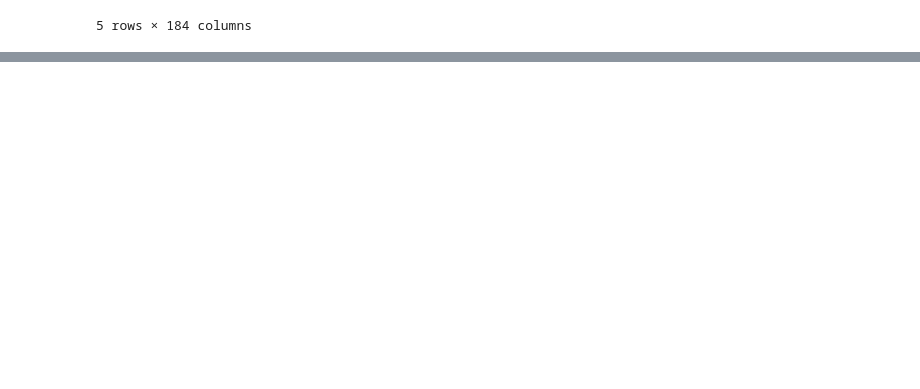
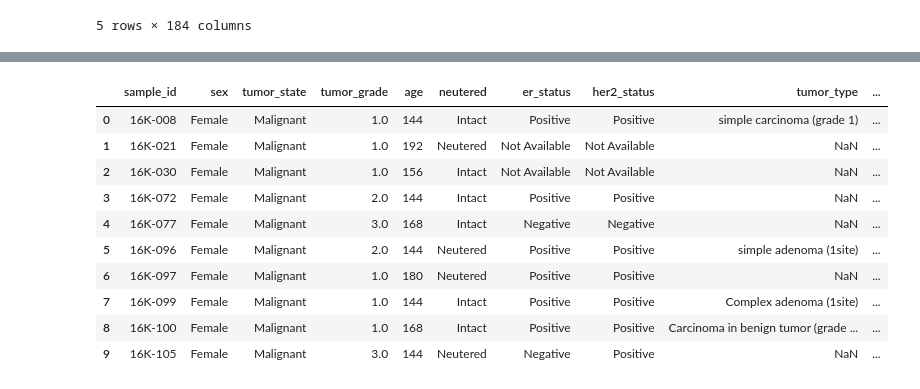
Before and after one commit to brenoluca21/tcc-metabolomics-canine-cancer-ml, a Jupyter notebook: notebook/exploration.ipynb, the cells around one changed output, grey strips where cells are left out. Cells and saved outputs as stored; diff of their text form; code cells hidden in the pictures; blank space fills up the shorter version.

```diff
--- a/notebook/exploration.ipynb
+++ b/notebook/exploration.ipynb
@@ -66,0 +63,15 @@ Index(['database_identifier', 'chemical_formula', 'smiles', 'inchi',
+# %%
+cols_importantes = [
+    'Source Name',
+    'Factor Value[Sex]',
+    'Factor Value[Tumor state]',
+    'Factor Value[Tumor grade]',
+    'Factor Value[Age]',
+    'Factor Value[Neutral Status]',
+    'Factor Value[ER status]',
+    'Factor Value[HER2 status]',
+    'Factor Value[Intercurrent tumors]',
+    'Factor Value[Breed]'
+]
+# %%
+samples_clean = samples[cols_importantes]
@@ -66,0 +92,27 @@ Index(['database_identifier', 'chemical_formula', 'smiles', 'inchi',
+# %%
+samples_clean = samples_clean.rename(columns={
+    'Source Name': 'sample_id',
+    'Factor Value[Sex]': 'sex',
+    'Factor Value[Tumor state]': 'tumor_state',
+    'Factor Value[Tumor grade]': 'tumor_grade',
+    'Factor Value[Age]': 'age',
+    'Factor Value[Neutral Status]': 'neutered',
+    'Factor Value[ER status]': 'er_status',
+    'Factor Value[HER2 status]': 'her2_status',
+    'Factor Value[Intercurrent tumors]': 'tumor_type',
+    'Factor Value[Breed]': 'breed'
+})
+# %%
+samples_clean.head(10)
+# %% [output]
+|  | sample_id | sex | tumor_state | tumor_grade | age | neutered | er_status | her2_status | tumor_type | ... |
+| 0 | 16K-008 | Female | Malignant | 1.0 | 144 | Intact | Positive | Positive | simple carcinoma (grade 1) | ... |
+| 1 | 16K-021 | Female | Malignant | 1.0 | 192 | Neutered | Not Available | Not Available | NaN | ... |
+| 2 | 16K-030 | Female | Malignant | 1.0 | 156 | Intact | Not Available | Not Available | NaN | ... |
+| 3 | 16K-072 | Female | Malignant | 2.0 | 144 | Intact | Positive | Positive | NaN | ... |
+| 4 | 16K-077 | Female | Malignant | 3.0 | 168 | Intact | Negative | Negative | NaN | ... |
+| 5 | 16K-096 | Female | Malignant | 2.0 | 144 | Neutered | Positive | Positive | simple adenoma (1site) | ... |
+| 6 | 16K-097 | Female | Malignant | 1.0 | 180 | Neutered | Positive | Positive | NaN | ... |
+| 7 | 16K-099 | Female | Malignant | 1.0 | 144 | Intact | Positive | Positive | Complex adenoma (1site) | ... |
+| 8 | 16K-100 | Female | Malignant | 1.0 | 168 | Intact | Positive | Positive | Carcinoma in benign tumor (grade ... | ... |
+| 9 | 16K-105 | Female | Malignant | 3.0 | 144 | Neutered | Negative | Positive | NaN | ... |
```
Also changed, not shown: parts of 13 cells of this notebook.
